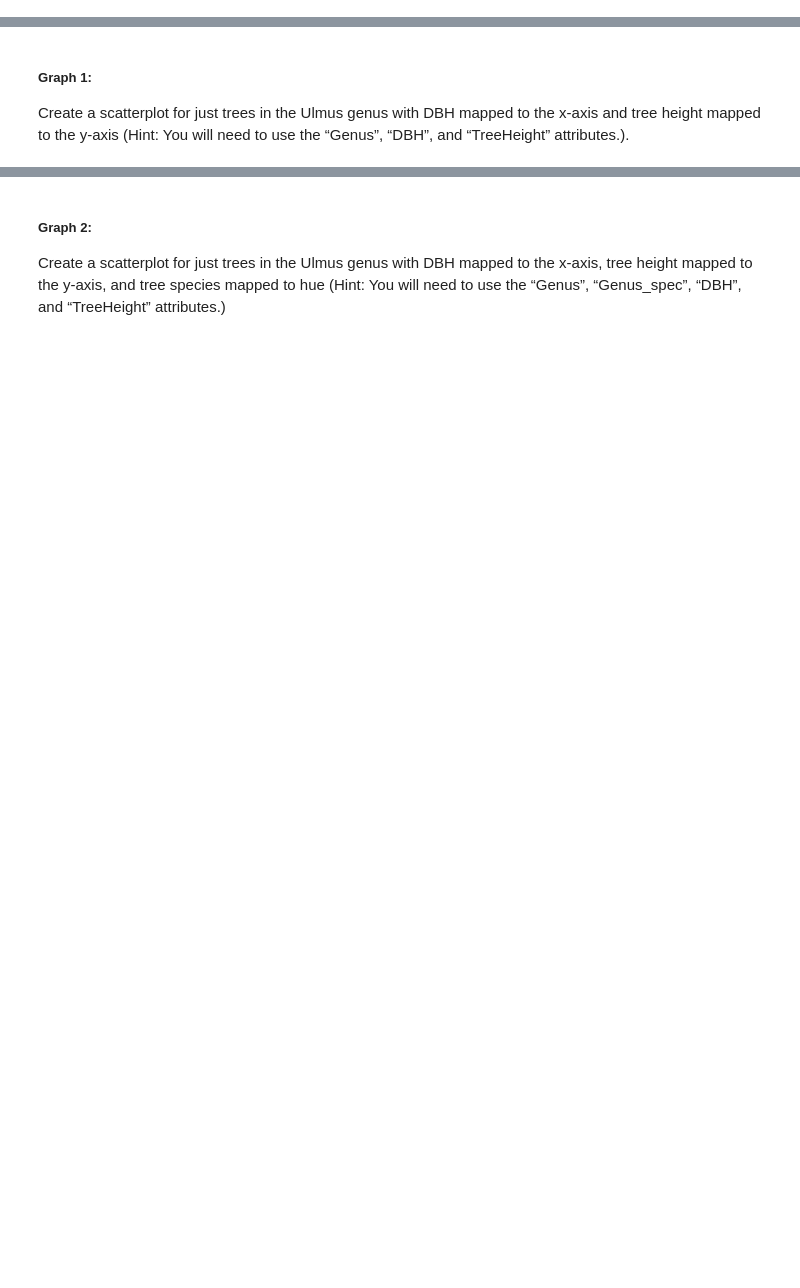
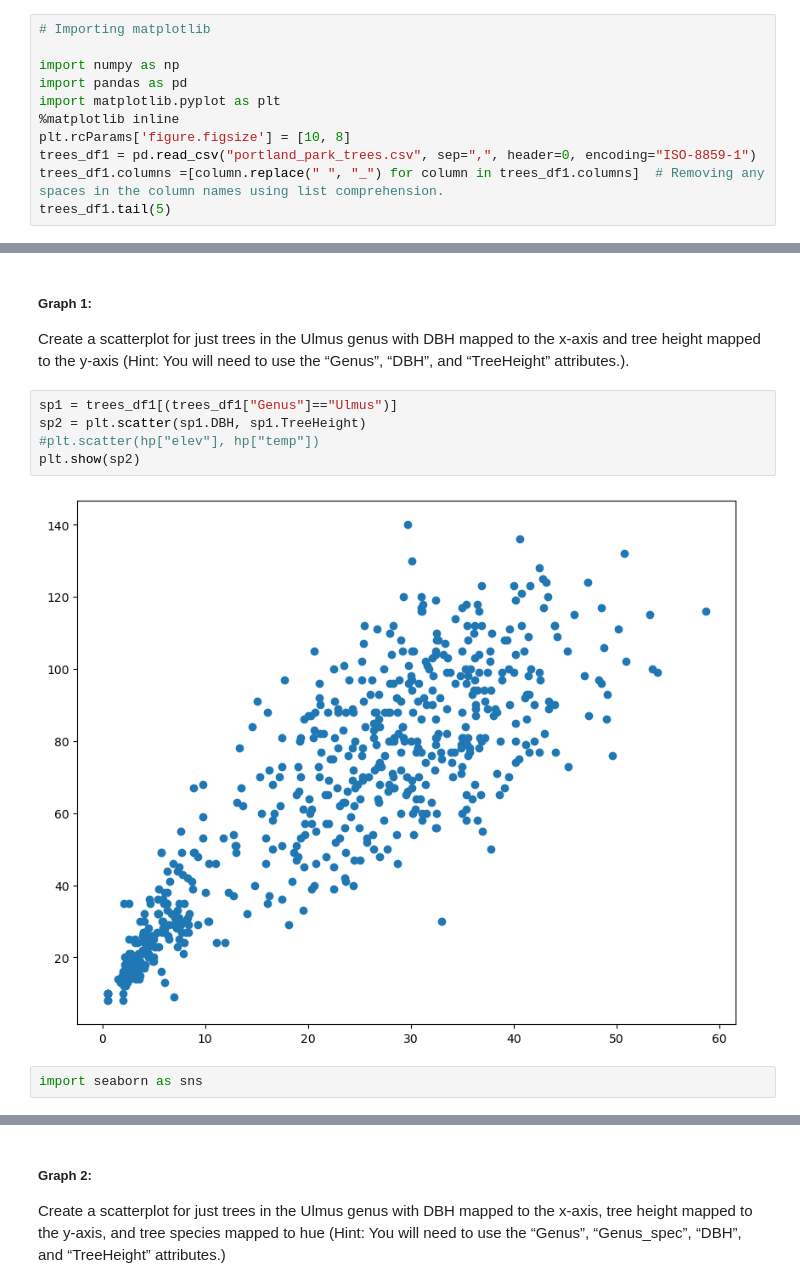
Before and after one commit to TomLE14/PY4SA23_Assignment, a Jupyter notebook: Assignment No 2 - Tom Lewis-Evans.ipynb, the cells around one changed output, grey strips where cells are left out. Drawn from its saved outputs; the diff is of its cells as text; blank space fills up the shorter version.

```diff
--- a/Assignment No 2 - Tom Lewis-Evans.ipynb
+++ b/Assignment No 2 - Tom Lewis-Evans.ipynb
@@ -273,3 +261,14 @@ subset_query7.nlargest(5, ['pop_M'])
 | 28266 | Parnu | Estonia | 58.38 | 24.51 | 0 | 0.0439 |
 # %% [markdown]
 ### Python Data Visualisation
+# %%
+# Importing matplotlib
+
+import numpy as np
+import pandas as pd
+import matplotlib.pyplot as plt
+%matplotlib inline
+plt.rcParams['figure.figsize'] = [10, 8]
+trees_df1 = pd.read_csv("portland_park_trees.csv", sep=",", header=0, encoding="ISO-8859-1")
+trees_df1.columns =[column.replace(" ", "_") for column in trees_df1.columns]  # Removing any spaces in the column names using list comprehension.
+trees_df1.tail(5)
@@ -279,3 +298,12 @@ subset_query7.nlargest(5, ['pop_M'])
 Create a scatterplot for just trees in the Ulmus genus with DBH mapped to the x-axis
 and tree height mapped to the y-axis (Hint: You will need to use the “Genus”, “DBH”, and
 “TreeHeight” attributes.).
+# %%
+sp1 = trees_df1[(trees_df1["Genus"]=="Ulmus")]
+sp2 = plt.scatter(sp1.DBH, sp1.TreeHeight)
+#plt.scatter(hp["elev"], hp["temp"])
+plt.show(sp2)
+# %% [output]
+[figure, added]
+# %%
+import seaborn as sns
```
Also changed, not shown: parts of 5 cells of this notebook.
